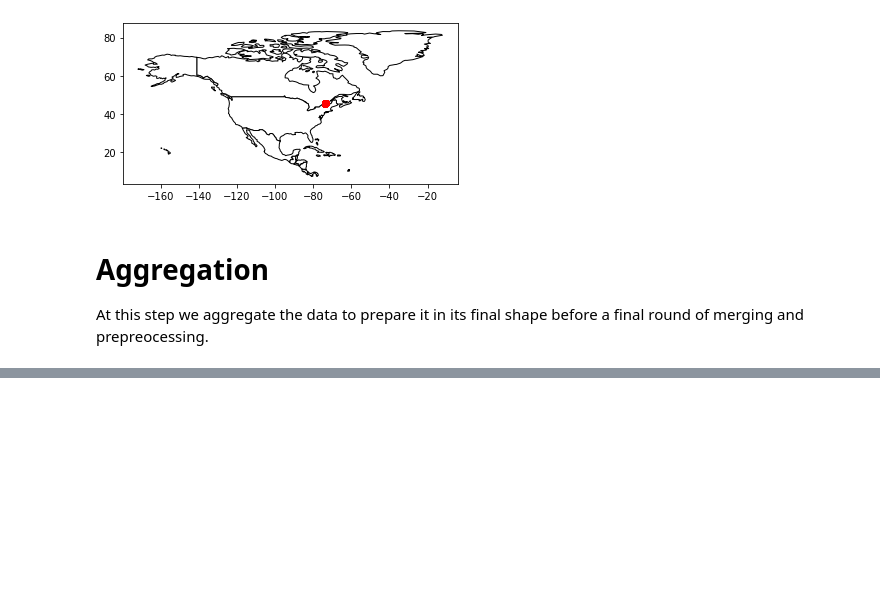
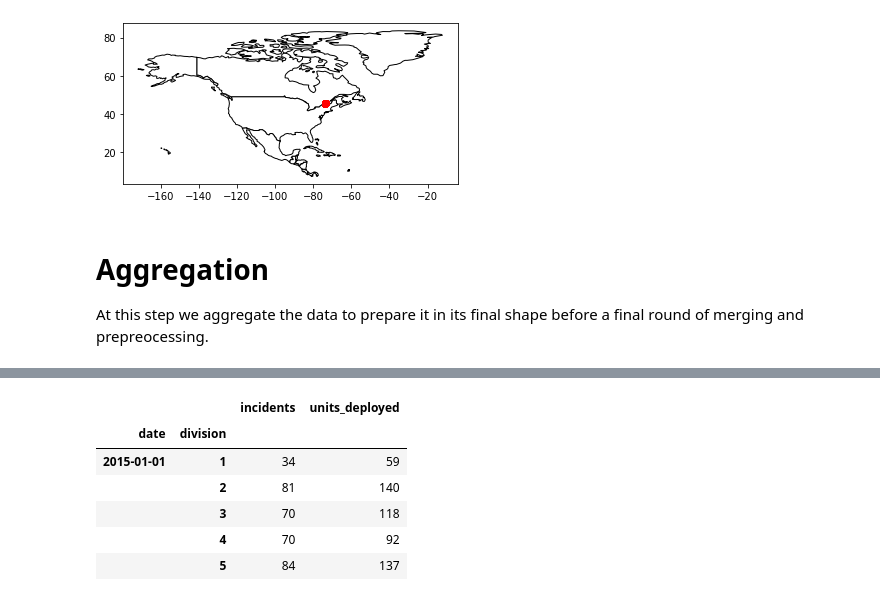
Before and after one commit to naderghanbari/mcgill-capstone, a Jupyter notebook: mcgill_capstone.ipynb, the cells around one changed output, grey strips where cells are left out. Cells and saved outputs as stored; diff of their text form; code cells hidden in the pictures; blank space fills up the shorter version.

```diff
--- a/mcgill_capstone.ipynb
+++ b/mcgill_capstone.ipynb
@@ -283,6 +290,22 @@ interventions.head()
 # %%
 # Aggregate number of incidents and units deployed per date/division
 # SELECT incident_date, division, SUM(units_deployed), COUNT(incidents) FROM interventions GROUP BY incident_date, division
 
-incidents_date_division = interventions[["incident_date","division","incidents","units_deployed"]].groupby(["incident_date", "division"]).sum()
+def group_by_date_division(df, agg_cols):
+  group_calls = ["date", "division"]
+  all = group_calls + agg_cols
+  return df[all].groupby(group_calls).sum()
+
+incidents_date_division = group_by_date_division(
+  interventions_with_division,
+  ["incidents","units_deployed"],
+)
 incidents_date_division.head()
+# %% [output]
+|  |  | incidents | units_deployed |
+| date | division |  |  |
+| 2015-01-01 | 1 | 34 | 59 |
+|  | 2 | 81 | 140 |
+|  | 3 | 70 | 118 |
+|  | 4 | 70 | 92 |
+|  | 5 | 84 | 137 |
```
Also changed, not shown: parts of 4 cells of this notebook.
